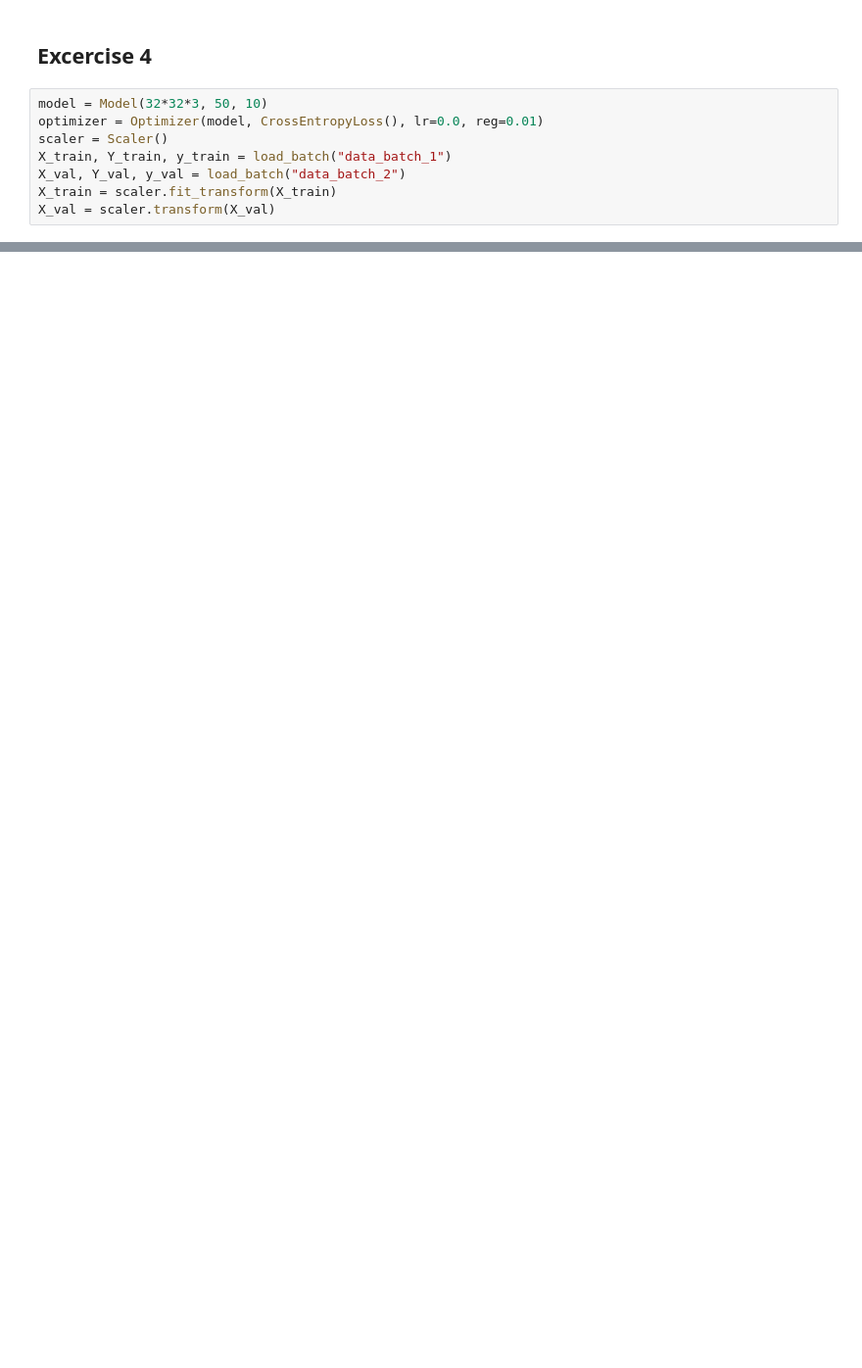
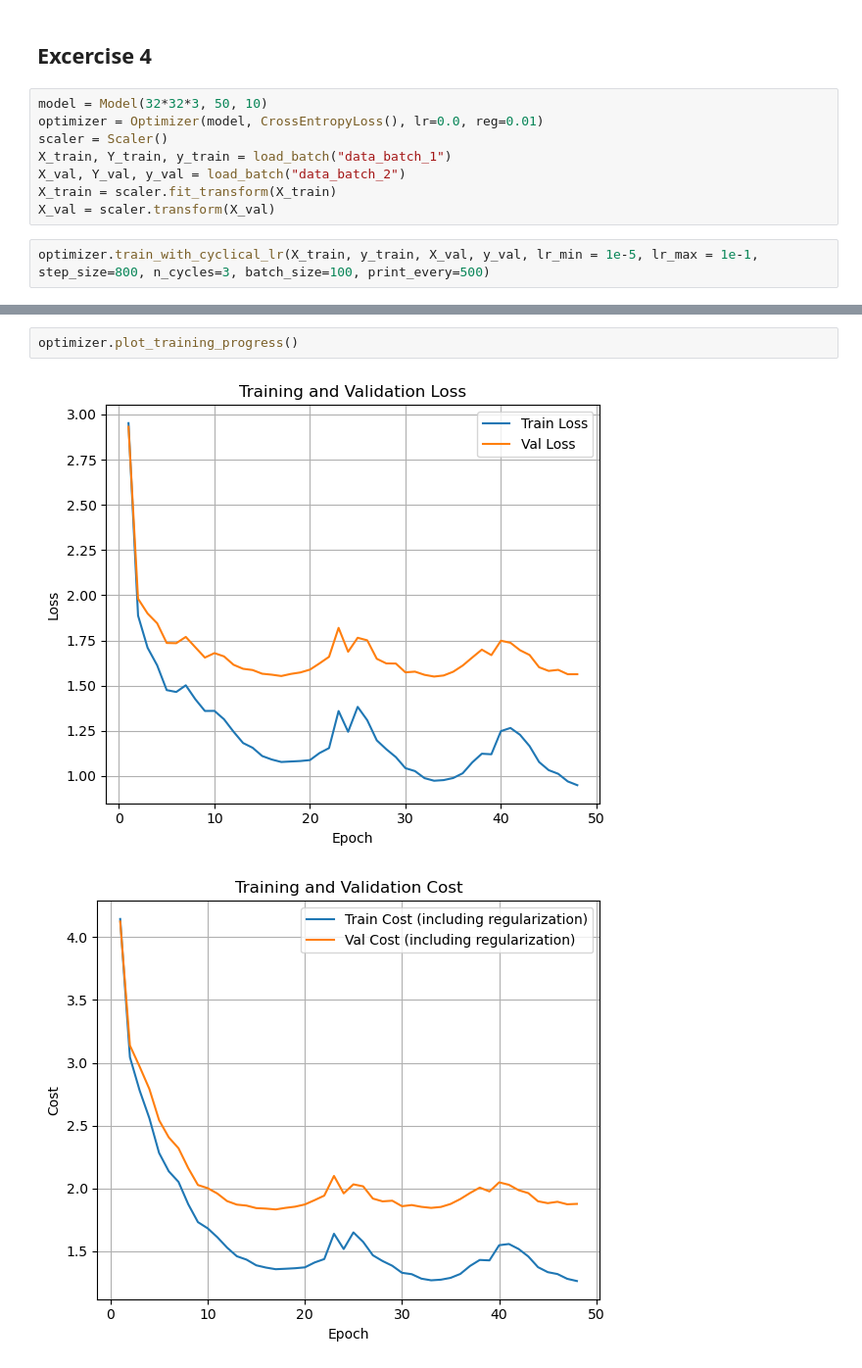
Before and after one commit to kahoujo1/DD2424-assignments, a Jupyter notebook: assignment2/src/ntb.ipynb, the cells around one changed output, grey strips where cells are left out. Shown at 98% size. Cells and saved outputs as stored; diff of their text form; blank space fills up the shorter version.

```diff
--- a/assignment2/src/ntb.ipynb
+++ b/assignment2/src/ntb.ipynb
@@ -203,3 +207,5 @@ X_train, Y_train, y_train = load_batch("data_batch_1")
 X_val, Y_val, y_val = load_batch("data_batch_2")
 X_train = scaler.fit_transform(X_train)
 X_val = scaler.transform(X_val)
+# %%
+optimizer.train_with_cyclical_lr(X_train, y_train, X_val, y_val, lr_min = 1e-5, lr_max = 1e-1, step_size=800, n_cycles=3, batch_size=100, print_every=500)
@@ -205,0 +222,5 @@ X_val = scaler.transform(X_val)
+# %%
+optimizer.plot_training_progress()
+# %% [output]
+[figure, added]
+[figure, added]
```
Also changed, not shown: parts of 11 cells of this notebook.
